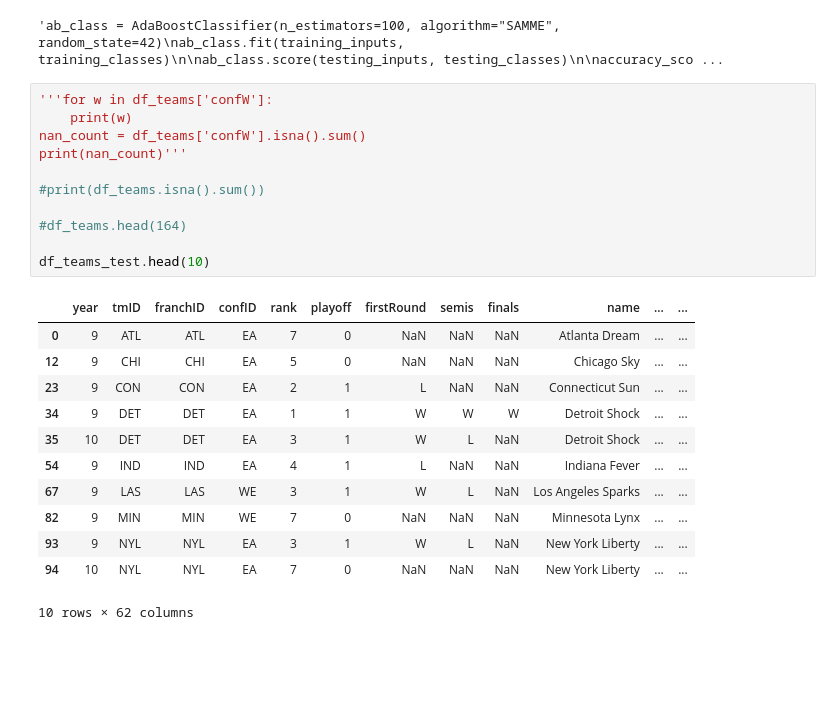
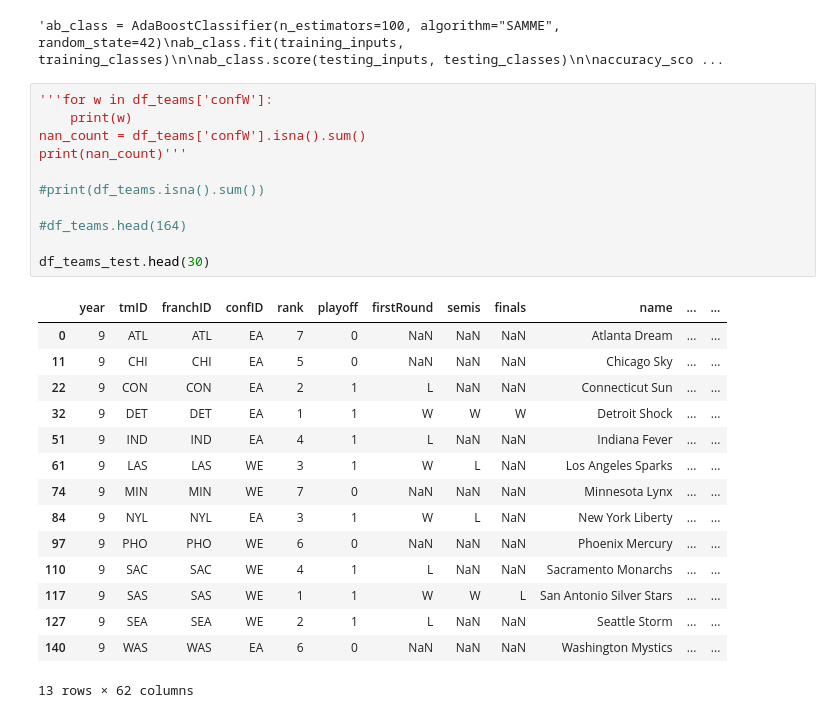
Before and after one commit to sirkotal/feup-ac, a Jupyter notebook: training.ipynb, the cells around one changed output. Saved outputs shown, nothing was run; the diff lists cells and outputs as text; blank space fills up the shorter version.

```diff
--- a/training.ipynb
+++ b/training.ipynb
@@ -187,24 +187,27 @@ data_results(testing_classes, testing_inputs, ab_class)'''
 # %%
 '''for w in df_teams['confW']:
     print(w)
 nan_count = df_teams['confW'].isna().sum()
 print(nan_count)'''
 
 #print(df_teams.isna().sum())
 
 #df_teams.head(164)
 
-df_teams_test.head(10)
+df_teams_test.head(30)
 # %% [output]
 |  | year | tmID | franchID | confID | rank | playoff | firstRound | semis | finals | name | ... | ... |
 | 0 | 9 | ATL | ATL | EA | 7 | 0 | NaN | NaN | NaN | Atlanta Dream | ... | ... |
-| 12 | 9 | CHI | CHI | EA | 5 | 0 | NaN | NaN | NaN | Chicago Sky | ... | ... |
-| 23 | 9 | CON | CON | EA | 2 | 1 | L | NaN | NaN | Connecticut Sun | ... | ... |
-| 34 | 9 | DET | DET | EA | 1 | 1 | W | W | W | Detroit Shock | ... | ... |
-| 35 | 10 | DET | DET | EA | 3 | 1 | W | L | NaN | Detroit Shock | ... | ... |
-| 54 | 9 | IND | IND | EA | 4 | 1 | L | NaN | NaN | Indiana Fever | ... | ... |
-| 67 | 9 | LAS | LAS | WE | 3 | 1 | W | L | NaN | Los Angeles Sparks | ... | ... |
-| 82 | 9 | MIN | MIN | WE | 7 | 0 | NaN | NaN | NaN | Minnesota Lynx | ... | ... |
-| 93 | 9 | NYL | NYL | EA | 3 | 1 | W | L | NaN | New York Liberty | ... | ... |
-| 94 | 10 | NYL | NYL | EA | 7 | 0 | NaN | NaN | NaN | New York Liberty | ... | ... |
+| 11 | 9 | CHI | CHI | EA | 5 | 0 | NaN | NaN | NaN | Chicago Sky | ... | ... |
+| 22 | 9 | CON | CON | EA | 2 | 1 | L | NaN | NaN | Connecticut Sun | ... | ... |
+| 32 | 9 | DET | DET | EA | 1 | 1 | W | W | W | Detroit Shock | ... | ... |
+| 51 | 9 | IND | IND | EA | 4 | 1 | L | NaN | NaN | Indiana Fever | ... | ... |
+| 61 | 9 | LAS | LAS | WE | 3 | 1 | W | L | NaN | Los Angeles Sparks | ... | ... |
+| 74 | 9 | MIN | MIN | WE | 7 | 0 | NaN | NaN | NaN | Minnesota Lynx | ... | ... |
+| 84 | 9 | NYL | NYL | EA | 3 | 1 | W | L | NaN | New York Liberty | ... | ... |
+| 97 | 9 | PHO | PHO | WE | 6 | 0 | NaN | NaN | NaN | Phoenix Mercury | ... | ... |
+| 110 | 9 | SAC | SAC | WE | 4 | 1 | L | NaN | NaN | Sacramento Monarchs | ... | ... |
+| 117 | 9 | SAS | SAS | WE | 1 | 1 | W | W | L | San Antonio Silver Stars | ... | ... |
+| 127 | 9 | SEA | SEA | WE | 2 | 1 | L | NaN | NaN | Seattle Storm | ... | ... |
+| 140 | 9 | WAS | WAS | EA | 6 | 0 | NaN | NaN | NaN | Washington Mystics | ... | ... |
-10 rows × 62 columns
+13 rows × 62 columns
```
Also changed, not shown: parts of 2 cells of this notebook, 2 other files.
